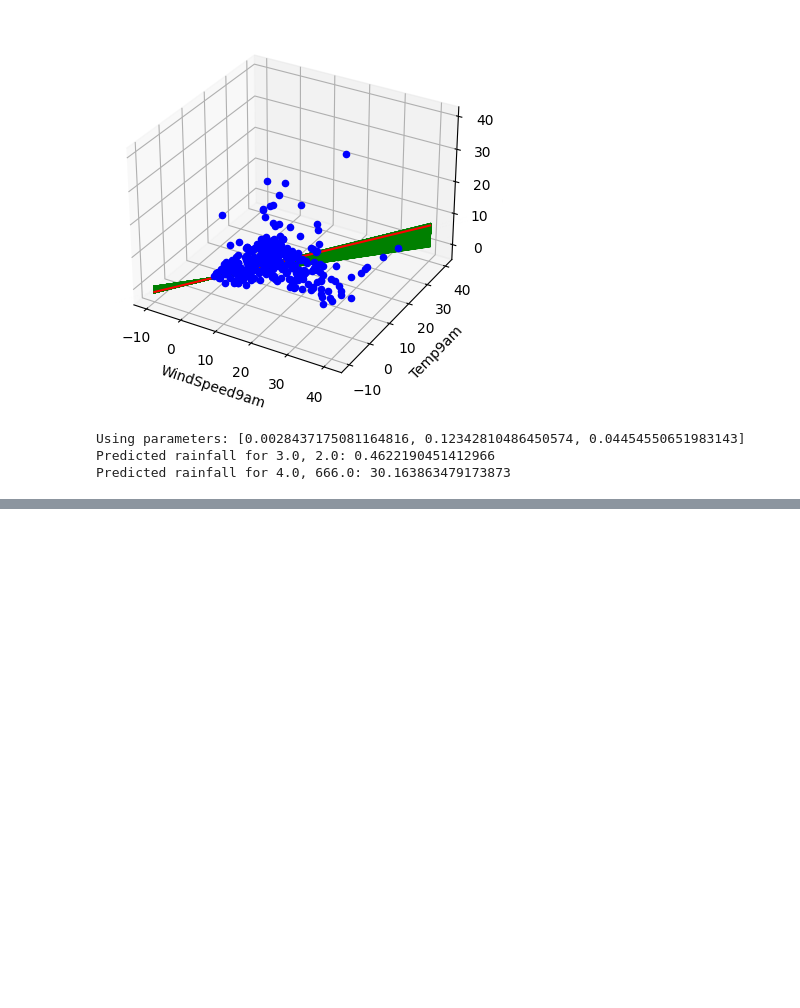
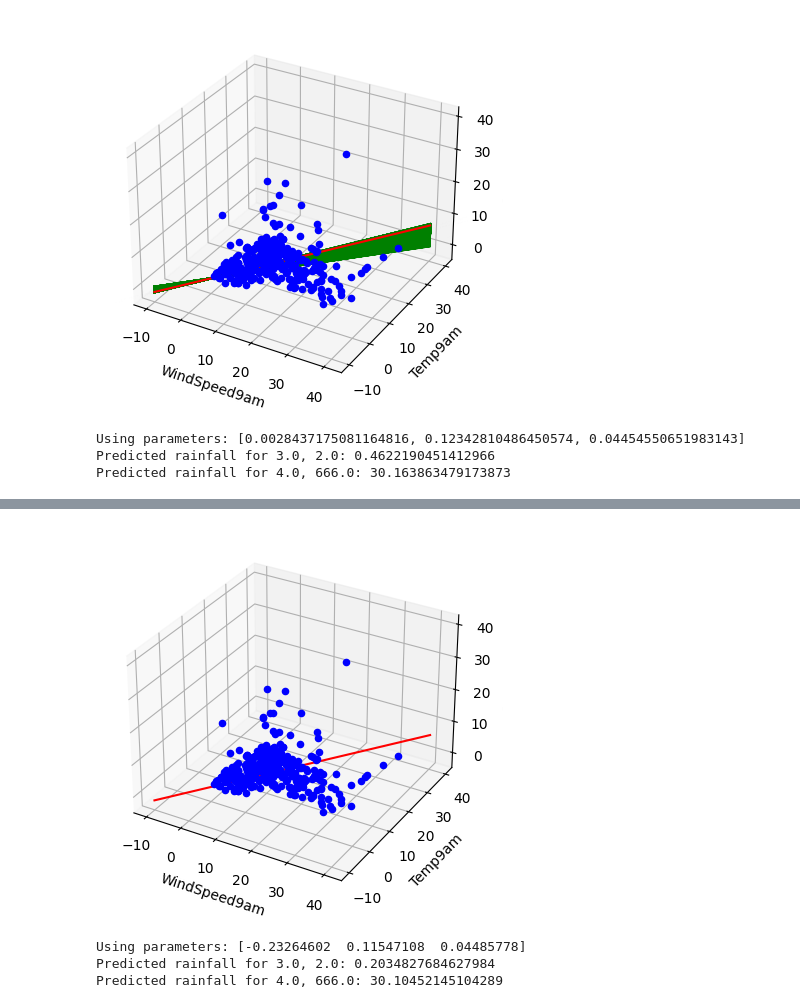
Before and after one commit to Acrylic125/ml-notes, a Jupyter notebook: l2-regression.ipynb, the cells around one changed output, grey strips where cells are left out. Saved outputs shown, nothing was run; the diff lists cells and outputs as text; code cells hidden in the pictures; blank space fills up the shorter version.

Commit message:
normal equation

```diff
--- a/l2-regression.ipynb
+++ b/l2-regression.ipynb
@@ -309,0 +356,18 @@ Notice, the effectiveness of the algorithm is not as good as batch gradient desc
+# %%
+def normal_equation(df: pd.DataFrame):
+    X = df[input_cols]
+    X = np.c_[np.ones(X.shape[0]), X]
+    y = df[output_col]
+    return np.linalg.inv(X.T.dot(X)).dot(X.T).dot(y)
+
+df = pd.DataFrame(data)
+df = df.dropna()
+
+parameters = normal_equation(df)
+plot(df, [parameters])
+try_out(parameters)
+# %% [output]
+[figure, added]
+Using parameters: [-0.23264602  0.11547108  0.04485778]
+Predicted rainfall for 3.0, 2.0: 0.2034827684627984
+Predicted rainfall for 4.0, 666.0: 30.10452145104289
```
Also changed, not shown: parts of 3 cells of this notebook.
